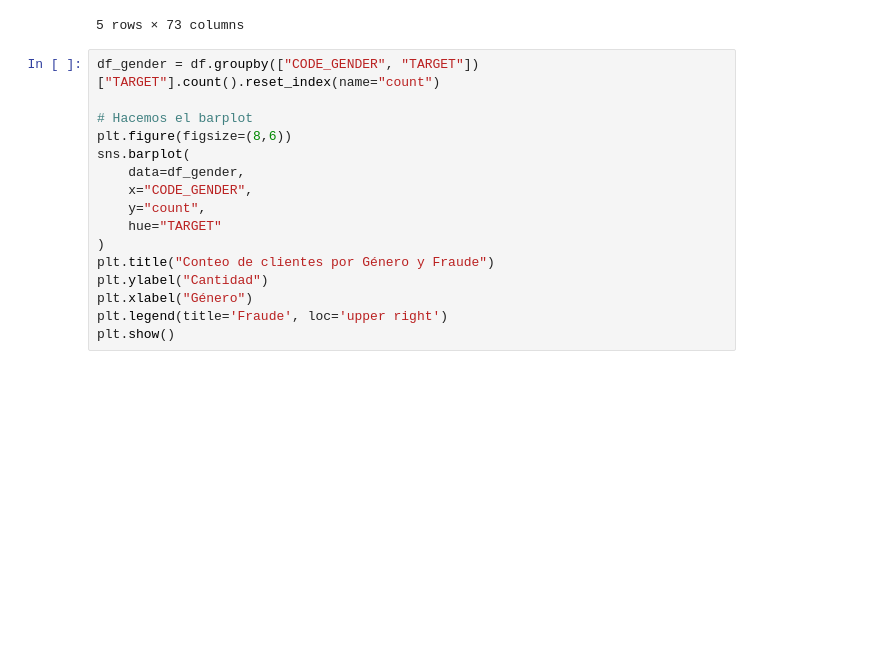
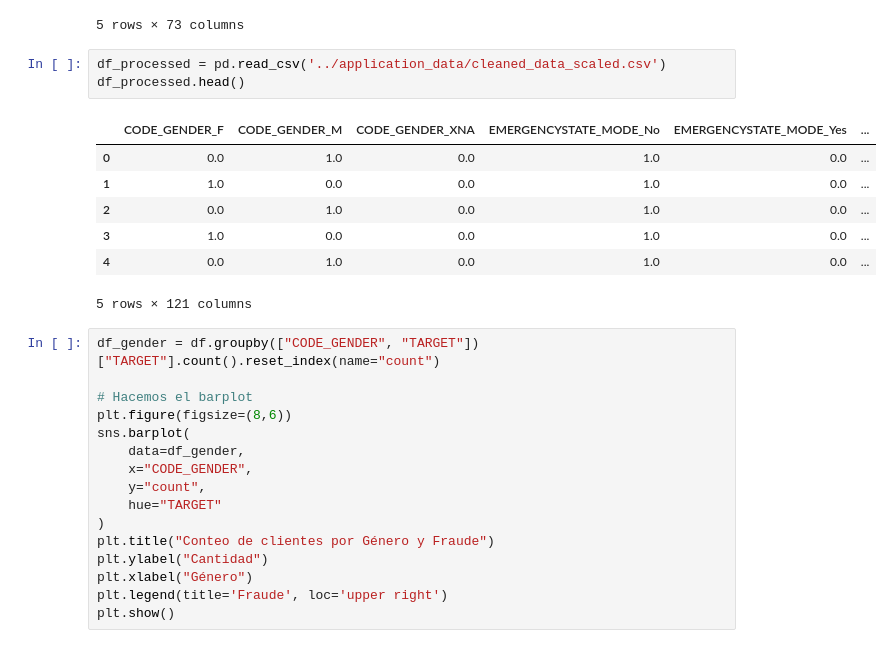
Before and after one commit to Anghelo-Salirrosas/CreditCardFraudProject, a Jupyter notebook: notebooks/3.DataVisualization.ipynb, the cells around one changed output. Cells and saved outputs as stored; diff of their text form; blank space fills up the shorter version.

```diff
--- a/notebooks/3.DataVisualization.ipynb
+++ b/notebooks/3.DataVisualization.ipynb
@@ -14,6 +14,17 @@ df.head()
 | 3 | 29686.5 | 312682.5 | 297000.0 | 135000.0 | 0.0 | ... |
 | 4 | 21865.5 | 513000.0 | 513000.0 | 121500.0 | 0.0 | ... |
 5 rows × 73 columns
+# %%
+df_processed = pd.read_csv('../application_data/cleaned_data_scaled.csv')
+df_processed.head()
+# %% [output]
+|  | CODE_GENDER_F | CODE_GENDER_M | CODE_GENDER_XNA | EMERGENCYSTATE_MODE_No | EMERGENCYSTATE_MODE_Yes | ... |
+| 0 | 0.0 | 1.0 | 0.0 | 1.0 | 0.0 | ... |
+| 1 | 1.0 | 0.0 | 0.0 | 1.0 | 0.0 | ... |
+| 2 | 0.0 | 1.0 | 0.0 | 1.0 | 0.0 | ... |
+| 3 | 1.0 | 0.0 | 0.0 | 1.0 | 0.0 | ... |
+| 4 | 0.0 | 1.0 | 0.0 | 1.0 | 0.0 | ... |
+5 rows × 121 columns
 # %%
 df_gender = df.groupby(["CODE_GENDER", "TARGET"])["TARGET"].count().reset_index(name="count")
 
```
Also changed, not shown: parts of 5 cells of this notebook, 1 other file.
